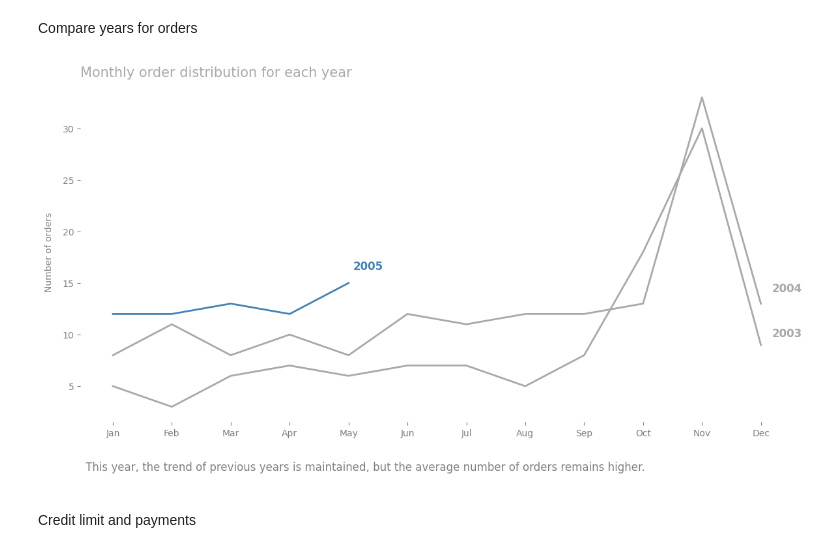
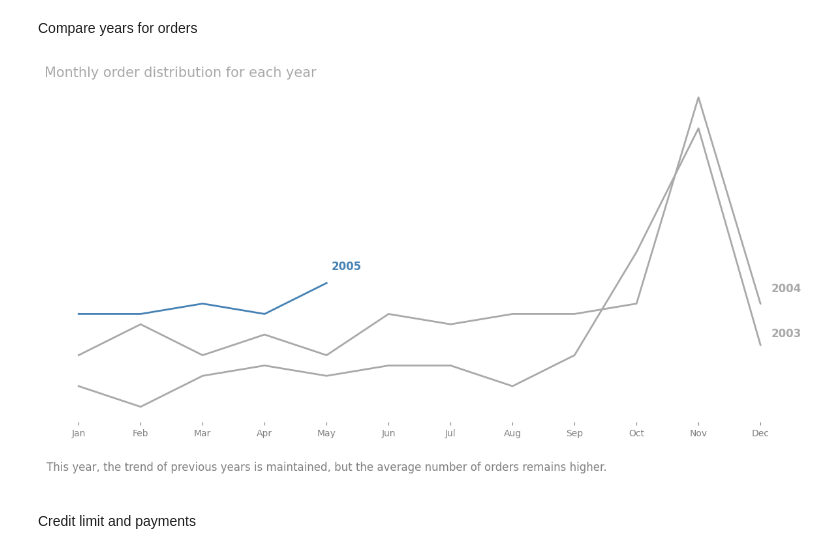
Before and after one commit to OgrodowskiJedrzej/Sales-Analysis, a Jupyter notebook: main.ipynb, the cells around one changed output. Cells and saved outputs as stored; diff of their text form; code cells hidden in the pictures.

```diff
--- a/main.ipynb
+++ b/main.ipynb
@@ -303,41 +300,40 @@ ordersInTime['month'] = ordersInTime['date'].dt.month
 ordersInTimeByYears = ordersInTime.pivot(index='month', columns='year', values='orderCount')
 
 # Visualization of monthly order distribution for each year
 colorMap = {2003: 'darkgrey', 2004: 'darkgrey', 2005: 'steelblue'}
 plt.figure(figsize=(12, 6))
 for year in ordersInTimeByYears.columns:
     # Delete NaN values
     validData = ordersInTimeByYears[year].dropna()
     # Default color if year is not in color_map
     color = colorMap.get(year, 'black')
     # Handle each year annotation
     line, = plt.plot(ordersInTimeByYears.index,ordersInTimeByYears[year], label=year, color=color, linewidth=2)
 
     if not validData.empty:
-        last_month = validData.index[-1]
-        last_value = validData.iloc[-1]
-        last_point = (last_month, last_value)
+        lastMonth = validData.index[-1]
+        lastValue = validData.iloc[-1]
+        lastPoint = (lastMonth, lastValue)
 
-    plt.annotate(year, xy=last_point, textcoords='offset points', fontsize=12, color=color, fontweight="bold")
+    plt.annotate(year, xy=lastPoint, textcoords='offset points', fontsize=12, color=color, fontweight="bold")
 
 plt.title('Monthly order distribution for each year', loc='left', fontsize=15, color='darkgrey')
 plt.xticks(ticks=range(1, 13), labels=[
            'Jan', 'Feb', 'Mar', 'Apr', 'May', 'Jun', 'Jul', 'Aug', 'Sep', 'Oct', 'Nov', 'Dec'], color='gray')
 plt.xlabel(None)
-plt.ylabel('Number of orders', color='grey', labelpad=10)
-plt.yticks(color='gray')
+plt.yticks([])
 plt.tick_params(color='gray')
 
 # Add description
 description = """
 This year, the trend of previous years is maintained, but the average number of orders remains higher.
 """
-plt.figtext(0.065, -0.05, description, ha='left', va='center',
+plt.figtext(0.015, -0.05, description, ha='left', va='center',
             fontsize=12, color='grey')
 plt.tight_layout()
 plt.show()
 # %% [output]
-[figure, old version]
+[figure, new version]
 # %% [markdown]
 Credit limit and payments
 # %%
```
Also changed, not shown: parts of 4 cells of this notebook.
